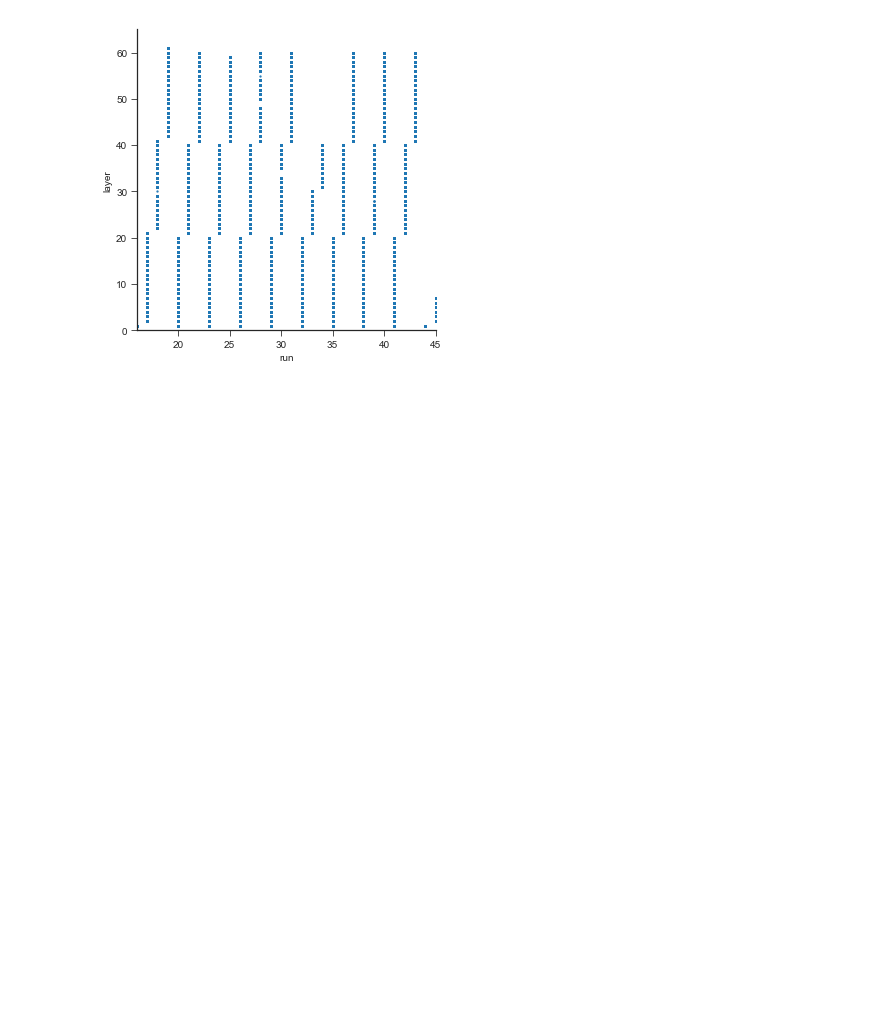
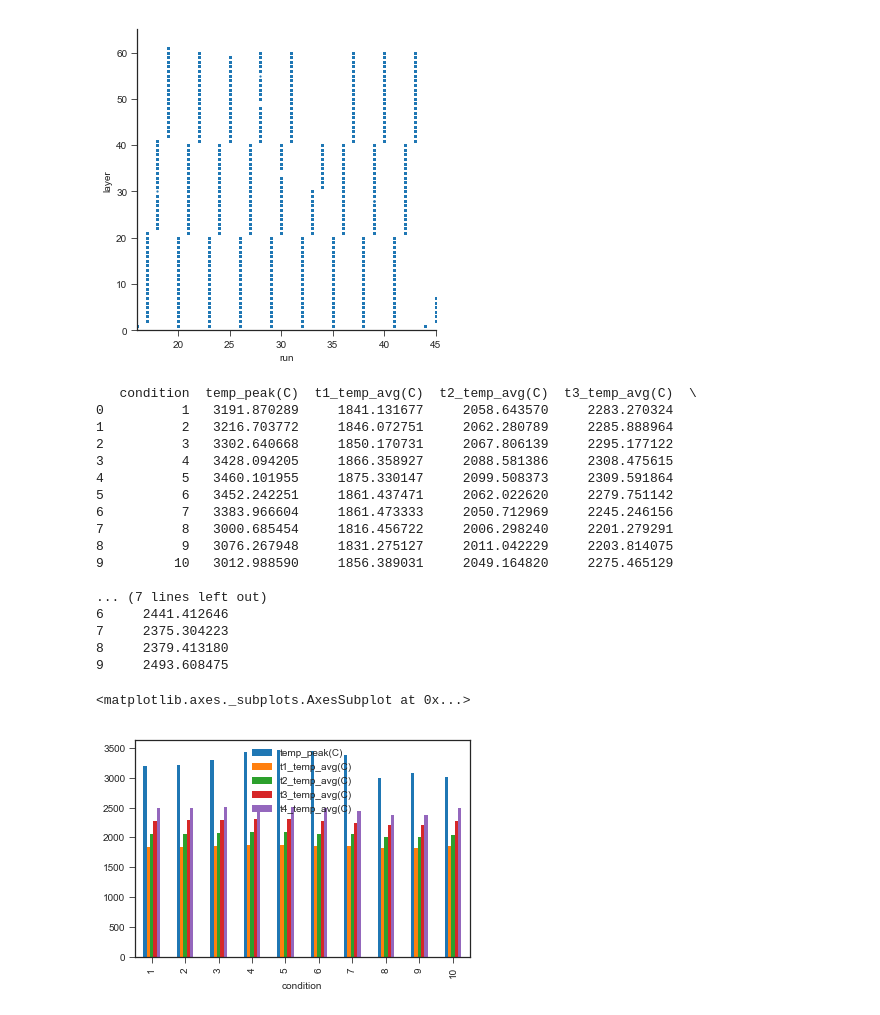
Before and after one commit to milesin3d/IncreaseAMYield, a Jupyter notebook: IncreaseAMYield.ipynb, the cells around one changed output. Cells and saved outputs as stored; diff of their text form; code cells hidden in the pictures; blank space fills up the shorter version.

Commit message:
started looking into average mpms per condition

```diff
--- a/IncreaseAMYield.ipynb
+++ b/IncreaseAMYield.ipynb
@@ -410,3 +422,37 @@ plt.ylim(0,65)
 # %% [output]
 (0, 65)
 [figure]
+# %%
+# Filter mpm for all temperature columns
+
+temp_data = mpm
+temp_data.columns = temp_data.columns.droplevel() # remove top level of columns
+temp_cols = [col for col in temp_data.columns if ('(C)' in col)] # filter for cols with degrees C
+temp_cols.remove('temp_hybref(C)')
+temp_data = temp_data[temp_cols]
+
+cond_avgs = temp_data.groupby('condition').mean()
+cond_avgs = pd.DataFrame(cond_avgs.to_records())
+print(cond_avgs)
+
+cond_avgs.plot(x='condition',y=temp_cols, kind='bar')
+# %% [output]
+   condition  temp_peak(C)  t1_temp_avg(C)  t2_temp_avg(C)  t3_temp_avg(C)  \
+0          1   3191.870289     1841.131677     2058.643570     2283.270324
+1          2   3216.703772     1846.072751     2062.280789     2285.888964
+2          3   3302.640668     1850.170731     2067.806139     2295.177122
+3          4   3428.094205     1866.358927     2088.581386     2308.475615
+4          5   3460.101955     1875.330147     2099.508373     2309.591864
+5          6   3452.242251     1861.437471     2062.022620     2279.751142
+6          7   3383.966604     1861.473333     2050.712969     2245.246156
+7          8   3000.685454     1816.456722     2006.298240     2201.279291
+8          9   3076.267948     1831.275127     2011.042229     2203.814075
+9         10   3012.988590     1856.389031     2049.164820     2275.465129
+
+... (7 lines left out)
+6     2441.412646
+7     2375.304223
+8     2379.413180
+9     2493.608475
+<matplotlib.axes._subplots.AxesSubplot at 0x...>
+[figure, added]
```
Also changed, not shown: parts of 2 cells of this notebook.
